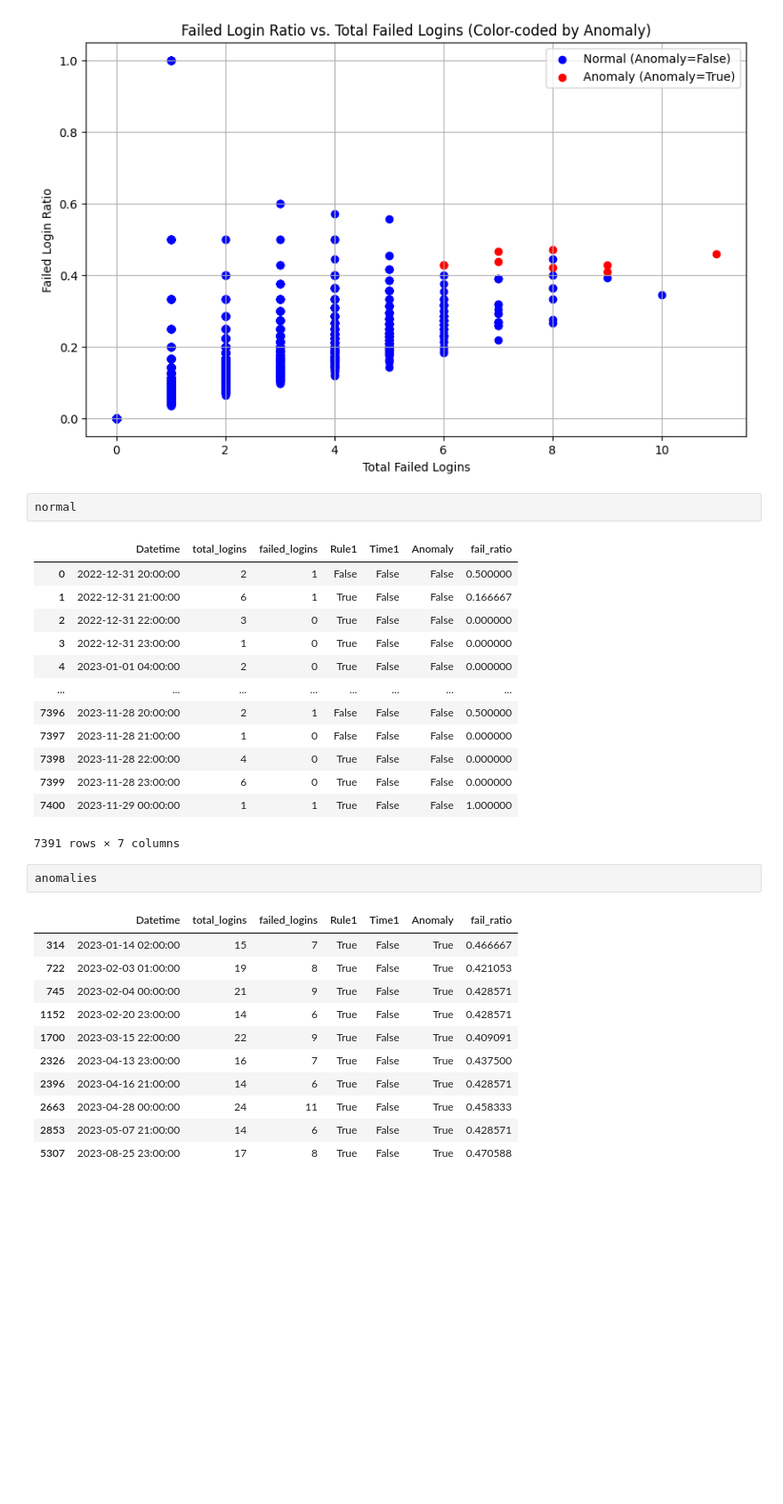
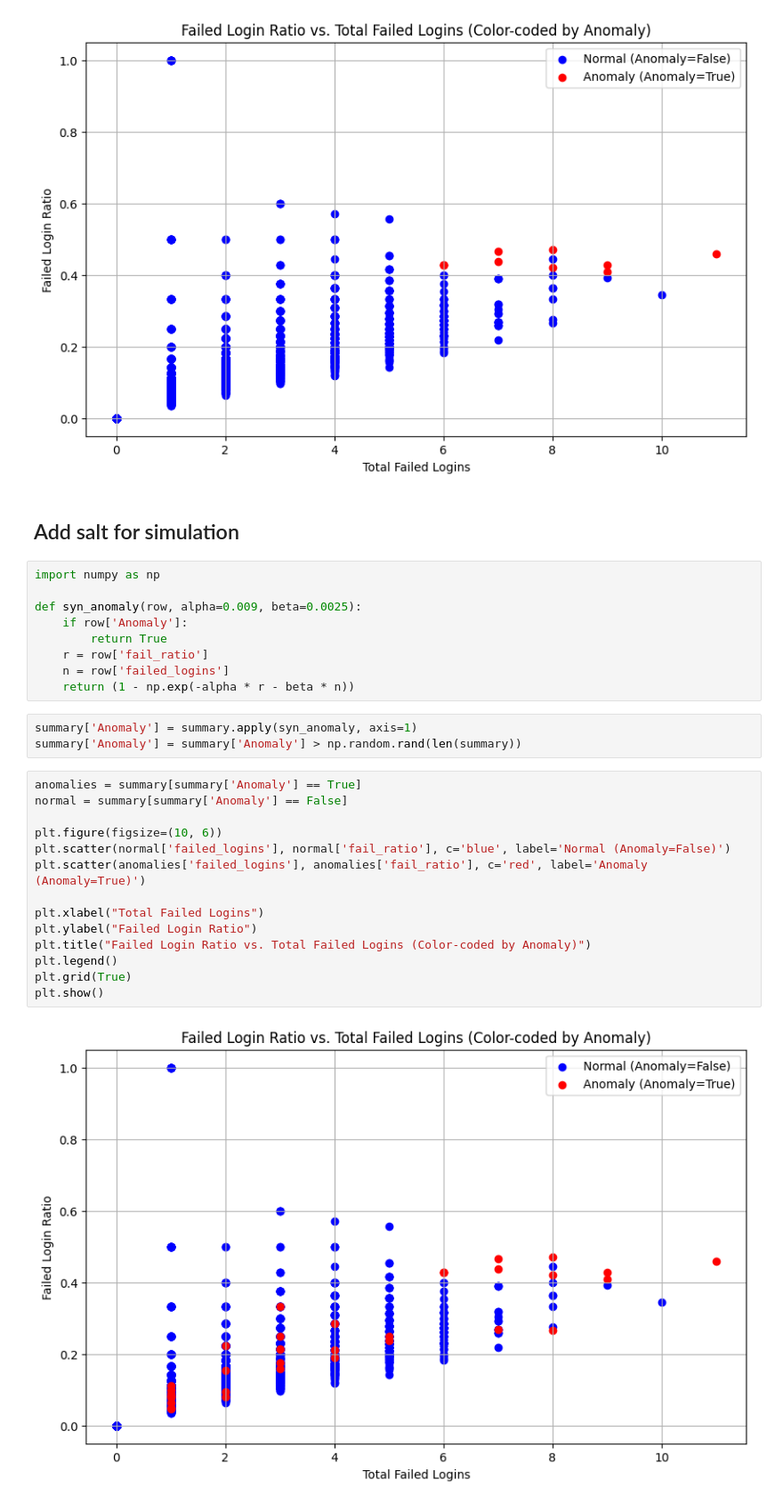
Before and after one commit to AbhiZx18324/3SO, a Jupyter notebook: anomaly-detection/model.ipynb, the cells around one changed output. Shown at 89% size. Cells and saved outputs as stored; diff of their text form; blank space fills up the shorter version.

```diff
--- a/anomaly-detection/test.ipynb
+++ b/anomaly-detection/model.ipynb
@@ -83,33 +84,33 @@ plt.grid(True)
 plt.show()
 # %% [output]
 [figure]
-# %%
-normal
-# %% [output]
-|  | Datetime | total_logins | failed_logins | Rule1 | Time1 | Anomaly | fail_ratio |
-| 0 | 2022-12-31 20:00:00 | 2 | 1 | False | False | False | 0.500000 |
-| 1 | 2022-12-31 21:00:00 | 6 | 1 | True | False | False | 0.166667 |
-| 2 | 2022-12-31 22:00:00 | 3 | 0 | True | False | False | 0.000000 |
-| 3 | 2022-12-31 23:00:00 | 1 | 0 | True | False | False | 0.000000 |
-| 4 | 2023-01-01 04:00:00 | 2 | 0 | True | False | False | 0.000000 |
-| ... | ... | ... | ... | ... | ... | ... | ... |
-| 7396 | 2023-11-28 20:00:00 | 2 | 1 | False | False | False | 0.500000 |
-| 7397 | 2023-11-28 21:00:00 | 1 | 0 | False | False | False | 0.000000 |
-| 7398 | 2023-11-28 22:00:00 | 4 | 0 | True | False | False | 0.000000 |
-| 7399 | 2023-11-28 23:00:00 | 6 | 0 | True | False | False | 0.000000 |
-| 7400 | 2023-11-29 00:00:00 | 1 | 1 | True | False | False | 1.000000 |
-7391 rows × 7 columns
-# %%
-anomalies
-# %% [output]
-|  | Datetime | total_logins | failed_logins | Rule1 | Time1 | Anomaly | fail_ratio |
-| 314 | 2023-01-14 02:00:00 | 15 | 7 | True | False | True | 0.466667 |
-| 722 | 2023-02-03 01:00:00 | 19 | 8 | True | False | True | 0.421053 |
-| 745 | 2023-02-04 00:00:00 | 21 | 9 | True | False | True | 0.428571 |
-| 1152 | 2023-02-20 23:00:00 | 14 | 6 | True | False | True | 0.428571 |
-| 1700 | 2023-03-15 22:00:00 | 22 | 9 | True | False | True | 0.409091 |
-| 2326 | 2023-04-13 23:00:00 | 16 | 7 | True | False | True | 0.437500 |
-| 2396 | 2023-04-16 21:00:00 | 14 | 6 | True | False | True | 0.428571 |
-| 2663 | 2023-04-28 00:00:00 | 24 | 11 | True | False | True | 0.458333 |
-| 2853 | 2023-05-07 21:00:00 | 14 | 6 | True | False | True | 0.428571 |
-| 5307 | 2023-08-25 23:00:00 | 17 | 8 | True | False | True | 0.470588 |
+# %% [markdown]
+## Add salt for simulation
+# %%
+import numpy as np
+
+def syn_anomaly(row, alpha=0.009, beta=0.0025):
+    if row['Anomaly']:
+        return True
+    r = row['fail_ratio']
+    n = row['failed_logins']
+    return (1 - np.exp(-alpha * r - beta * n))
+# %%
+summary['Anomaly'] = summary.apply(syn_anomaly, axis=1)
+summary['Anomaly'] = summary['Anomaly'] > np.random.rand(len(summary))
+# %%
+anomalies = summary[summary['Anomaly'] == True]
+normal = summary[summary['Anomaly'] == False]
+
+plt.figure(figsize=(10, 6))
+plt.scatter(normal['failed_logins'], normal['fail_ratio'], c='blue', label='Normal (Anomaly=False)')
+plt.scatter(anomalies['failed_logins'], anomalies['fail_ratio'], c='red', label='Anomaly (Anomaly=True)')
+
+plt.xlabel("Total Failed Logins")
+plt.ylabel("Failed Login Ratio")
+plt.title("Failed Login Ratio vs. Total Failed Logins (Color-coded by Anomaly)")
+plt.legend()
+plt.grid(True)
+plt.show()
+# %% [output]
+[figure, added]
```
Also changed, not shown: parts of 35 cells of this notebook, 7 other files.
